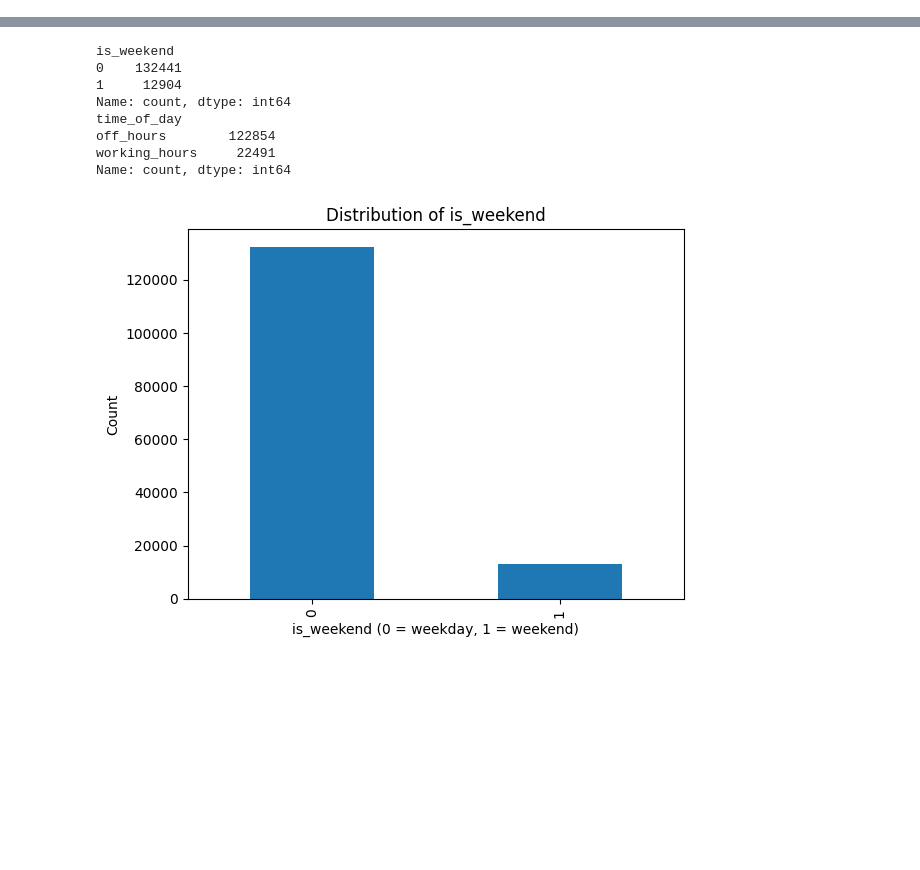
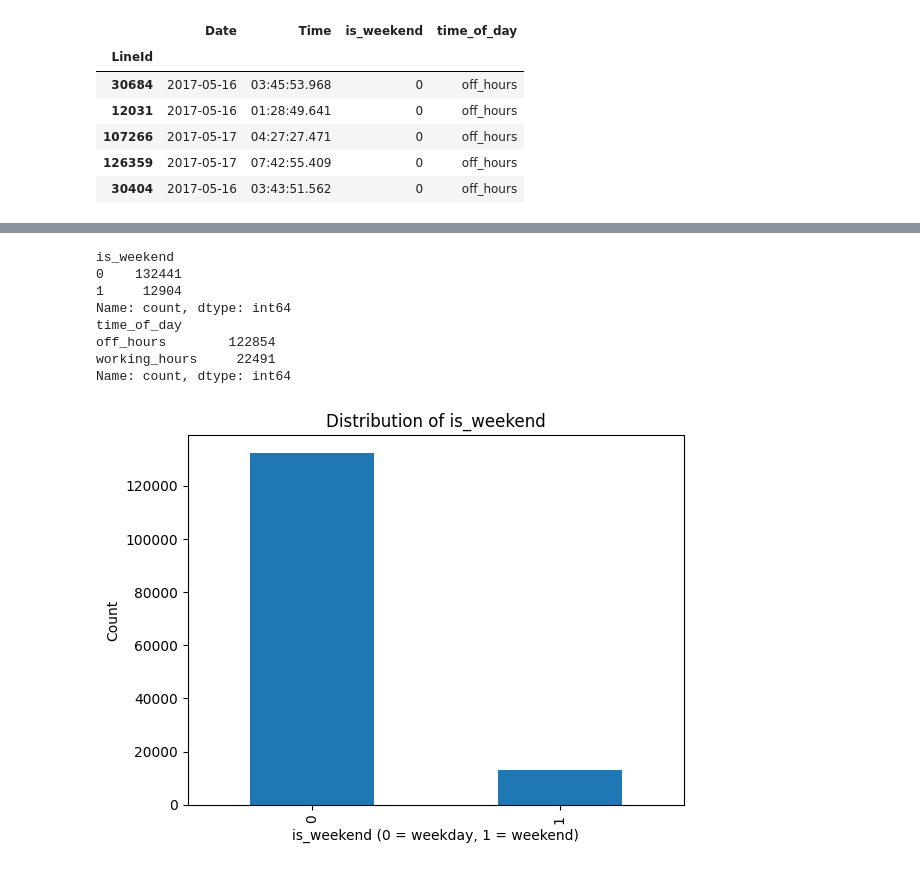
Before and after one commit to cssi87m/LogAnomalyDetection, a Jupyter notebook: notebooks/eda.ipynb, the cells around one changed output, grey strips where cells are left out. Drawn from its saved outputs; the diff is of its cells as text; code cells hidden in the pictures; blank space fills up the shorter version.

```diff
--- a/notebooks/eda.ipynb
+++ b/notebooks/eda.ipynb
@@ -1,4 +1,25 @@
 # %%
 import pandas as pd
 
-df = pd.read_csv("../data/split/train.csv", index_col=0)
+df = pd.read_csv("../data/split/val.csv", index_col=0)
+
+df["datetime"] = pd.to_datetime(
+    df["Date"] + " " + df["Time"],
+    errors="coerce"
+)
+
+df["is_weekend"] = df["datetime"].dt.weekday.isin([5, 6]).astype(int)
+
+df["time_of_day"] = df["datetime"].dt.hour.apply(
+    lambda h: "working_hours" if 8 <= h < 18 else "off_hours"
+)
+
+df[["Date", "Time", "is_weekend", "time_of_day"]].head()
+# %% [output]
+|  | Date | Time | is_weekend | time_of_day |
+| LineId |  |  |  |  |
+| 30684 | 2017-05-16 | 03:45:53.968 | 0 | off_hours |
+| 12031 | 2017-05-16 | 01:28:49.641 | 0 | off_hours |
+| 107266 | 2017-05-17 | 04:27:27.471 | 0 | off_hours |
+| 126359 | 2017-05-17 | 07:42:55.409 | 0 | off_hours |
+| 30404 | 2017-05-16 | 03:43:51.562 | 0 | off_hours |
```
Also changed, not shown: parts of 3 cells of this notebook, 7 other files.
